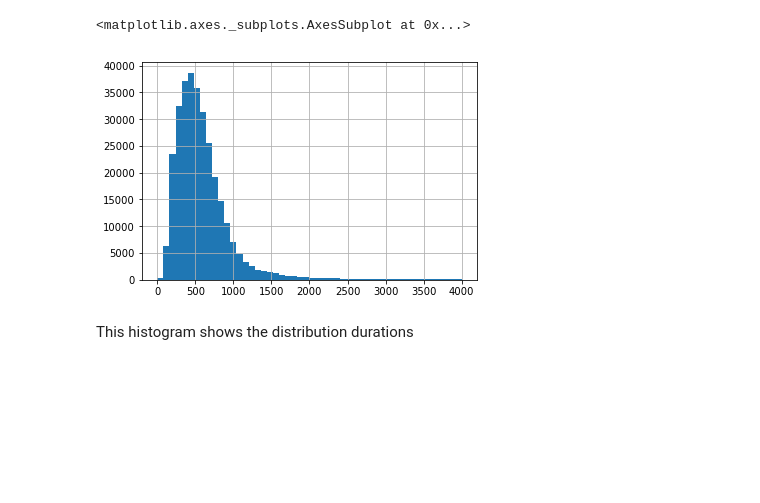
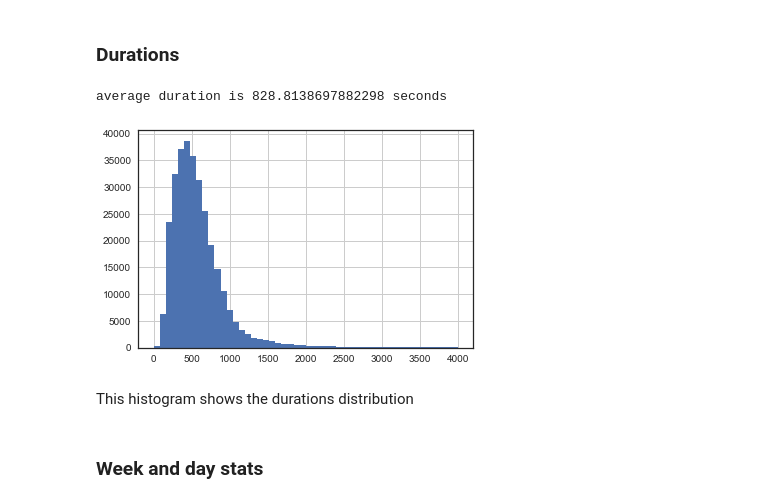
Before and after one commit to jonnor/bike-sharing-oslo, a Jupyter notebook: bay_area.ipynb, the cells around one changed output. Saved outputs shown, nothing was run; the diff lists cells and outputs as text; code cells hidden in the pictures; blank space fills up the shorter version.

Commit message:
Added several time plots and basic statistics

```diff
--- a/bay_area.ipynb
+++ b/bay_area.ipynb
@@ -25,8 +34,16 @@ trips['Duration'].max()
+# %% [markdown]
+### Durations
+# %%
+avg_duration2 = trips['Duration'].mean()
+print('average duration is', avg_duration2, 'seconds')
+# %% [output]
+average duration is 828.8138697882298 seconds
 # %%
-trips['Duration'].hist(bins=50, range=(0, 4000), grid)
+trips['Duration'].hist(bins=50, range=(0, 4000));
 # %% [output]
-<matplotlib.axes._subplots.AxesSubplot at 0x...>
-[figure, old version]
+[figure, new version]
 # %% [markdown]
-This histogram shows the distribution durations
+This histogram shows the durations distribution
+# %% [markdown]
+### Week and day stats
 # %%
```
Also changed, not shown: parts of 23 cells of this notebook.
